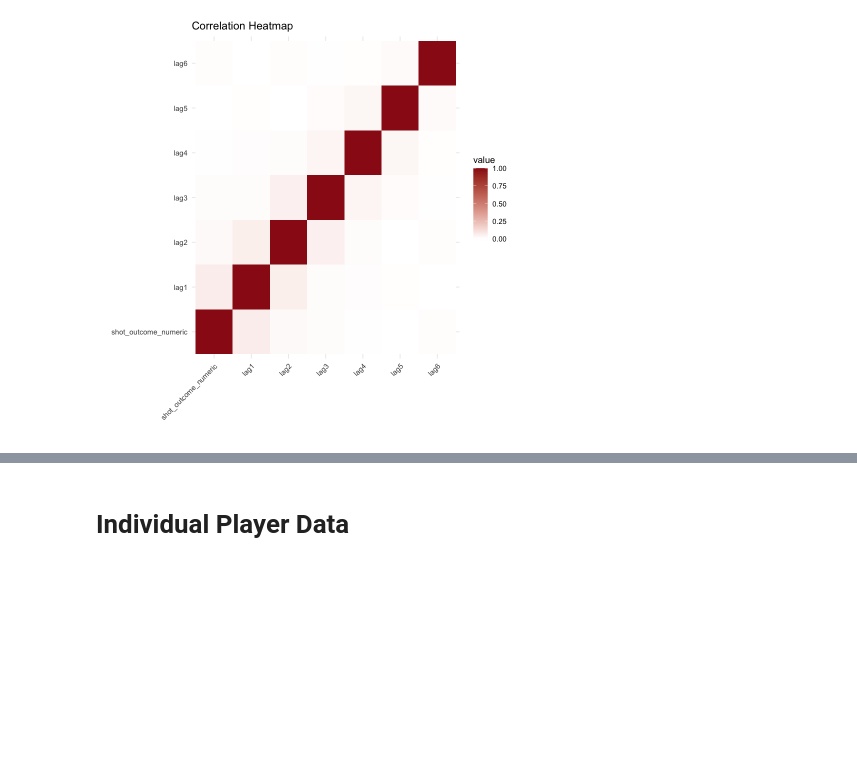
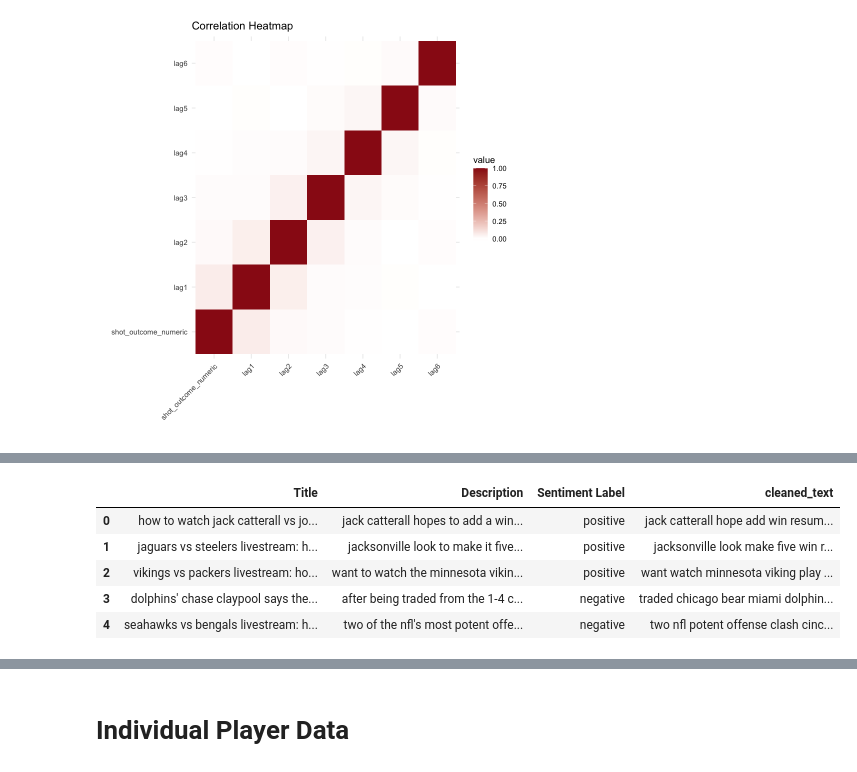
Before and after one commit to anly501/dsan-5000-project-wmcgloin, a Jupyter notebook: website/data-exploration.ipynb, the cells around one changed output, grey strips where cells are left out. Saved outputs shown, nothing was run; the diff lists cells and outputs as text; code cells hidden in the pictures; blank space fills up the shorter version.

```diff
--- a/website/data-exploration.ipynb
+++ b/website/data-exploration.ipynb
@@ -213,0 +229,28 @@ The following object is masked from 'package:tidyr':
+# %%
+import nltk
+nltk.download('stopwords')
+nltk.download('wordnet')
+nltk.download('omw-1.4')
+
+import re
+from nltk.corpus import stopwords
+from nltk.stem import WordNetLemmatizer
+
+# Initialize the Lemmatizer and stopwords list
+lemmatizer = WordNetLemmatizer()
+stop_words = set(stopwords.words('english'))
+
+def preprocess_text(text):
+    # Remove special characters and numbers
+    text = re.sub(r'[^a-zA-Z]', ' ', text)
+
+    # Tokenization and lowercase
+    words = text.lower().split()
+
+    # Remove stopwords and apply lemmatization
+    words = [lemmatizer.lemmatize(word) for word in words if word not in stop_words]
+
+    return ' '.join(words)
+
+# Apply preprocessing to the 'text' column
+news_api['cleaned_text'] = news_api['Description'].apply(preprocess_text)
@@ -213,0 +267,9 @@ The following object is masked from 'package:tidyr':
+# %%
+news_api.head()
+# %% [output]
+|  | Title | Description | Sentiment Label | cleaned_text |
+| 0 | how to watch jack catterall vs jo... | jack catterall hopes to add a win... | positive | jack catterall hope add win resum... |
+| 1 | jaguars vs steelers livestream: h... | jacksonville look to make it five... | positive | jacksonville look make five win r... |
+| 2 | vikings vs packers livestream: ho... | want to watch the minnesota vikin... | positive | want watch minnesota viking play ... |
+| 3 | dolphins' chase claypool says the... | after being traded from the 1-4 c... | negative | traded chicago bear miami dolphin... |
+| 4 | seahawks vs bengals livestream: h... | two of the nfl's most potent offe... | negative | two nfl potent offense clash cinc... |
```
Also changed, not shown: parts of 7 cells of this notebook, 26 other files.
